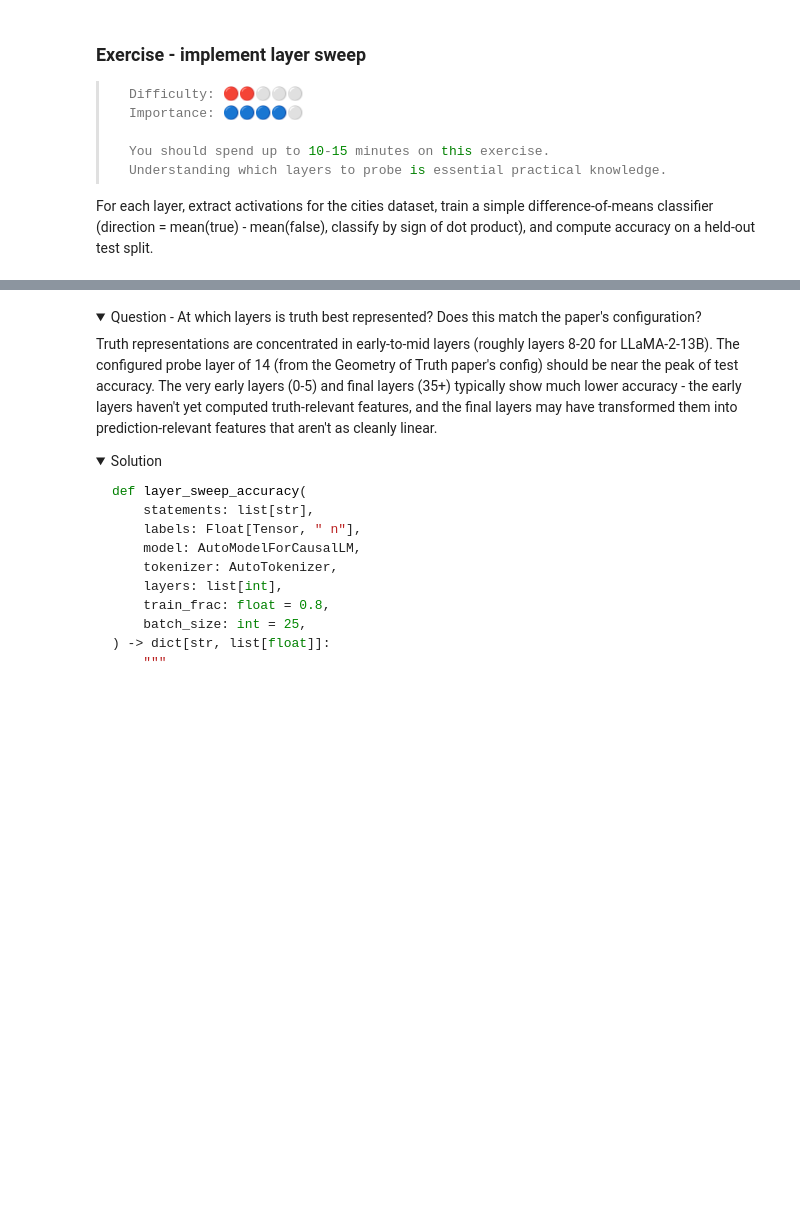
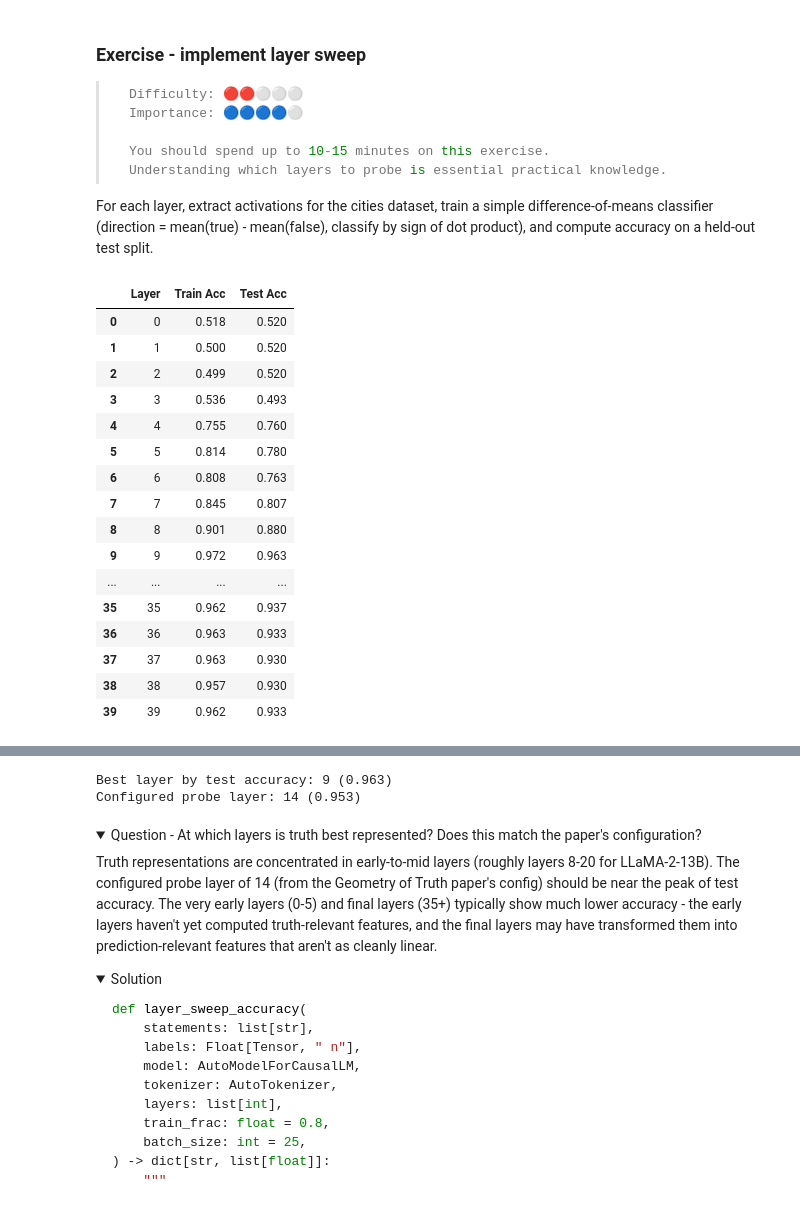
Before and after one commit to rjsu26/ARENA_notebooks, a Jupyter notebook: chapter1_transformer_interp/exercises/part31_linear_probes/1.3.1_Linear_Probes_exercises.ipynb, the cells around one changed output, grey strips where cells are left out. Cells and saved outputs as stored; diff of their text form; code cells hidden in the pictures; folded sections open; blank space fills up the shorter version.

```diff
--- a/chapter1_transformer_interp/exercises/part31_linear_probes/1.3.1_Linear_Probes_exercises.ipynb
+++ b/chapter1_transformer_interp/exercises/part31_linear_probes/1.3.1_Linear_Probes_exercises.ipynb
@@ -628,8 +714,35 @@ def layer_sweep_accuracy(
     Returns:
         Dict with keys "train_acc" and "test_acc", each a list of accuracies per layer.
     """
-    raise NotImplementedError()
+    all_act = extract_activations(statements, model, tokenizer, layers, batch_size) # shape (layer, d_model)
+    n_train = int(len(statements) * train_frac)
+    perm = t.randperm(len(statements))
+    train_idx, test_idx = perm[:n_train], perm[n_train:]
 
+    results = {"train_acc":[], "test_acc":[]}
+    for L in layers:
+        train_acts = all_act[L][train_idx] # shape (n_train, d_model)
+        train_labels = labels[train_idx].to(train_acts.device)
+        test_acts = all_act[L][test_idx]
+        test_labels = labels[test_idx].to(test_acts.device)
+
+        mu_train = train_acts[train_labels == 1].mean(dim=0)
+        mu_false = train_acts[train_labels == 0].mean(dim=0)
+        direction = mu_train - mu_false
+        midpoint = ((mu_train + mu_false) / 2) @ direction
+
+        train_score = train_acts @ direction  # shape (n_train, )
+        test_score = test_acts @ direction
+
+        train_preds = (train_score > midpoint).float()
+        test_preds = (test_score > midpoint).float()
+
+        train_acc = (train_preds == train_labels).float().mean().item()
+        test_acc = (test_preds == test_labels).float().mean().item()
+        results["train_acc"].append(train_acc)
+        results["test_acc"].append(test_acc)
+
+    return results
 
 t.manual_seed(42)
 all_layers = list(range(NUM_LAYERS))
@@ -639,30 +752,48 @@ cities_labels = t.tensor(datasets["cities"]["label"].values, dtype=t.float32)
 sweep_results = layer_sweep_accuracy(cities_statements, cities_labels, model, tokenizer, all_layers)
 
 # Print results as a table
 sweep_df = pd.DataFrame(
     {
         "Layer": all_layers,
         "Train Acc": [f"{a:.3f}" for a in sweep_results["train_acc"]],
         "Test Acc": [f"{a:.3f}" for a in sweep_results["test_acc"]],
     }
 )
 display(sweep_df)
 
 # Plot
 fig = go.Figure()
 fig.add_trace(go.Scatter(x=all_layers, y=sweep_results["train_acc"], mode="lines+markers", name="Train"))
 fig.add_trace(go.Scatter(x=all_layers, y=sweep_results["test_acc"], mode="lines+markers", name="Test"))
 fig.add_vline(x=PROBE_LAYER, line_dash="dash", line_color="gray", annotation_text=f"Probe layer ({PROBE_LAYER})")
 fig.update_layout(
     title="Layer Sweep: Difference-of-Means Accuracy on Cities Dataset",
     xaxis_title="Layer",
     yaxis_title="Accuracy",
     yaxis_range=[0.4, 1.05],
     height=400,
     width=800,
 )
 fig.show()
 
 best_layer = all_layers[int(np.argmax(sweep_results["test_acc"]))]
 print(f"\nBest layer by test accuracy: {best_layer} ({max(sweep_results['test_acc']):.3f})")
 print(f"Configured probe layer: {PROBE_LAYER} ({sweep_results['test_acc'][PROBE_LAYER]:.3f})")
+# %% [output]
+|  | Layer | Train Acc | Test Acc |
+| 0 | 0 | 0.518 | 0.520 |
+| 1 | 1 | 0.500 | 0.520 |
+| 2 | 2 | 0.499 | 0.520 |
+| 3 | 3 | 0.536 | 0.493 |
+| 4 | 4 | 0.755 | 0.760 |
+| 5 | 5 | 0.814 | 0.780 |
+| 6 | 6 | 0.808 | 0.763 |
+| 7 | 7 | 0.845 | 0.807 |
+| 8 | 8 | 0.901 | 0.880 |
+| 9 | 9 | 0.972 | 0.963 |
+| ... | ... | ... | ... |
+| 35 | 35 | 0.962 | 0.937 |
+| 36 | 36 | 0.963 | 0.933 |
+| 37 | 37 | 0.963 | 0.930 |
+| 38 | 38 | 0.957 | 0.930 |
+| 39 | 39 | 0.962 | 0.933 |
@@ -669,3 +801,5 @@ print(f"Configured probe layer: {PROBE_LAYER} ({sweep_results['test_acc'][PROBE_
+Best layer by test accuracy: 9 (0.963)
+Configured probe layer: 14 (0.953)
 # %% [markdown]
 <details>
 <summary>Question - At which layers is truth best represented? Does this match the paper's configuration?</summary>
```
Also changed, not shown: parts of 13 cells of this notebook.
